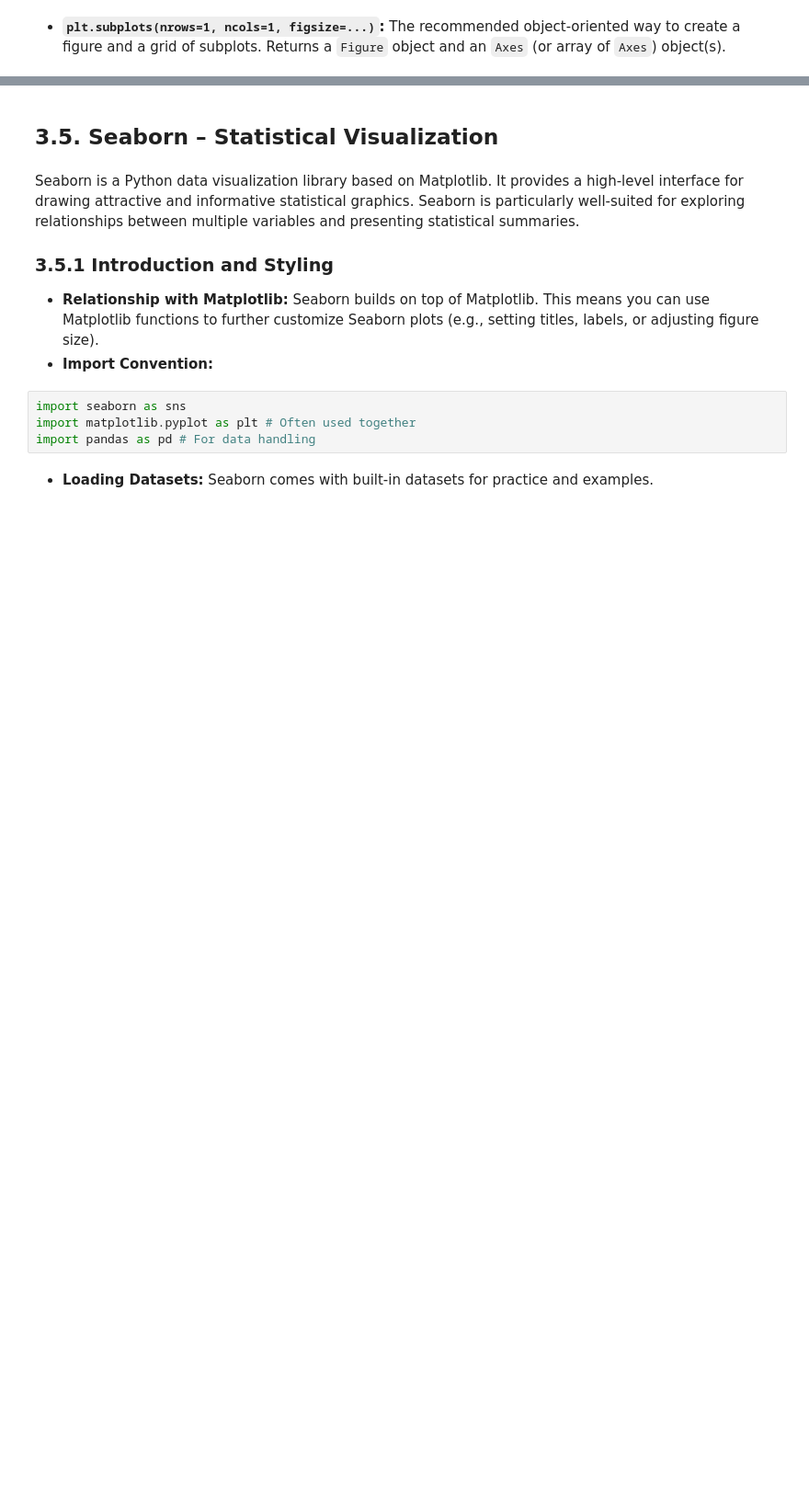
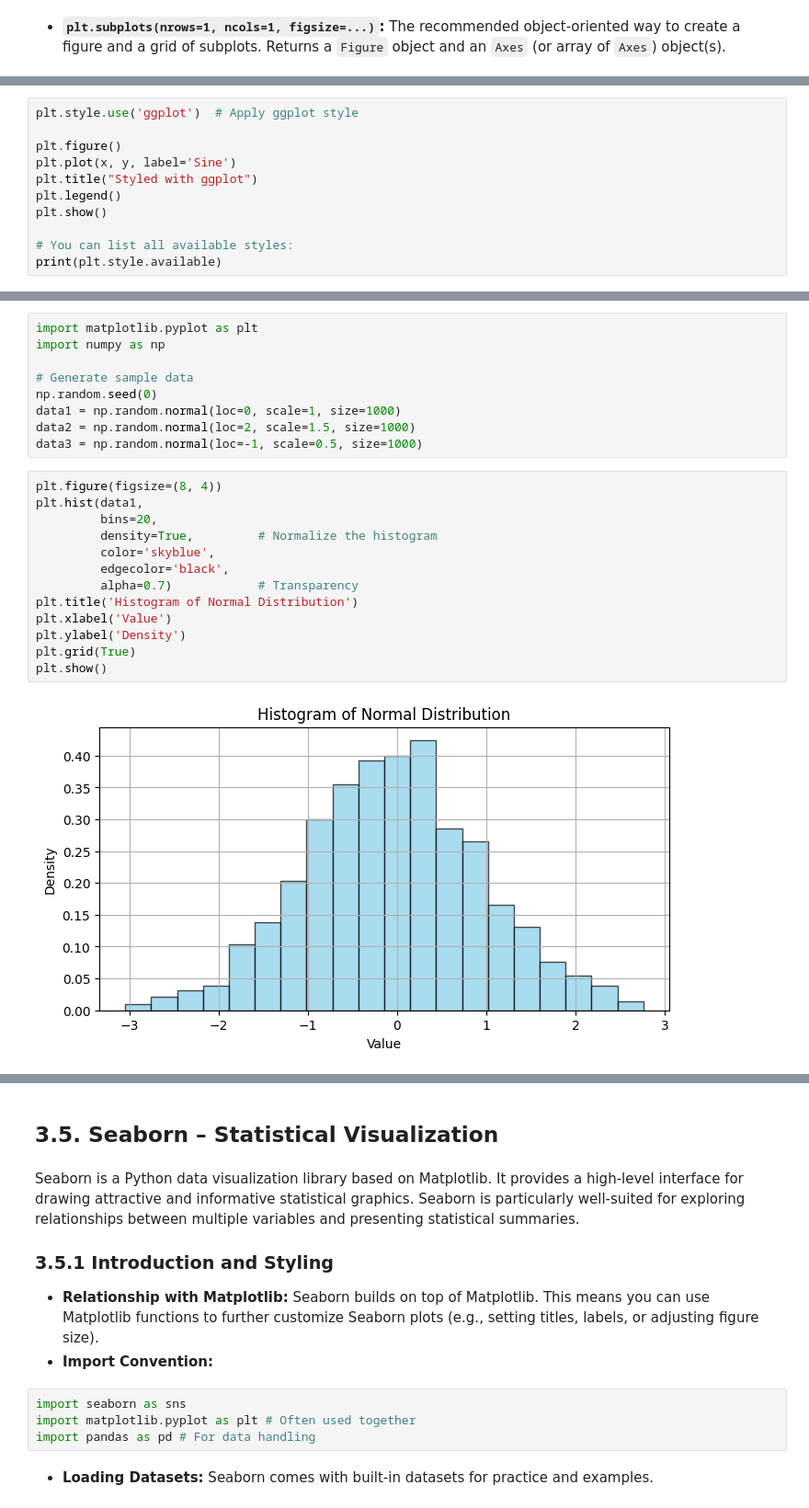
Before and after one commit to prof-sd1/CSEC_CPD, a Jupyter notebook: Module_3.ipynb, the cells around one changed output, grey strips where cells are left out. Shown at 92% size. Saved outputs shown, nothing was run; the diff lists cells and outputs as text; blank space fills up the shorter version.

```diff
--- a/Module_3.ipynb
+++ b/Module_3.ipynb
@@ -2212,0 +1901,11 @@ Saving your visualizations in various formats is essential for reports, presenta
+# %%
+plt.style.use('ggplot')  # Apply ggplot style
+
+plt.figure()
+plt.plot(x, y, label='Sine')
+plt.title("Styled with ggplot")
+plt.legend()
+plt.show()
+
+# You can list all available styles:
+print(plt.style.available)
@@ -2212,0 +1946,24 @@ Saving your visualizations in various formats is essential for reports, presenta
+# %%
+import matplotlib.pyplot as plt
+import numpy as np
+
+# Generate sample data
+np.random.seed(0)
+data1 = np.random.normal(loc=0, scale=1, size=1000)
+data2 = np.random.normal(loc=2, scale=1.5, size=1000)
+data3 = np.random.normal(loc=-1, scale=0.5, size=1000)
+# %%
+plt.figure(figsize=(8, 4))
+plt.hist(data1,
+         bins=20,
+         density=True,         # Normalize the histogram
+         color='skyblue',
+         edgecolor='black',
+         alpha=0.7)            # Transparency
+plt.title('Histogram of Normal Distribution')
+plt.xlabel('Value')
+plt.ylabel('Density')
+plt.grid(True)
+plt.show()
+# %% [output]
+[figure, added]
```
Also changed, not shown: parts of 160 cells of this notebook.
